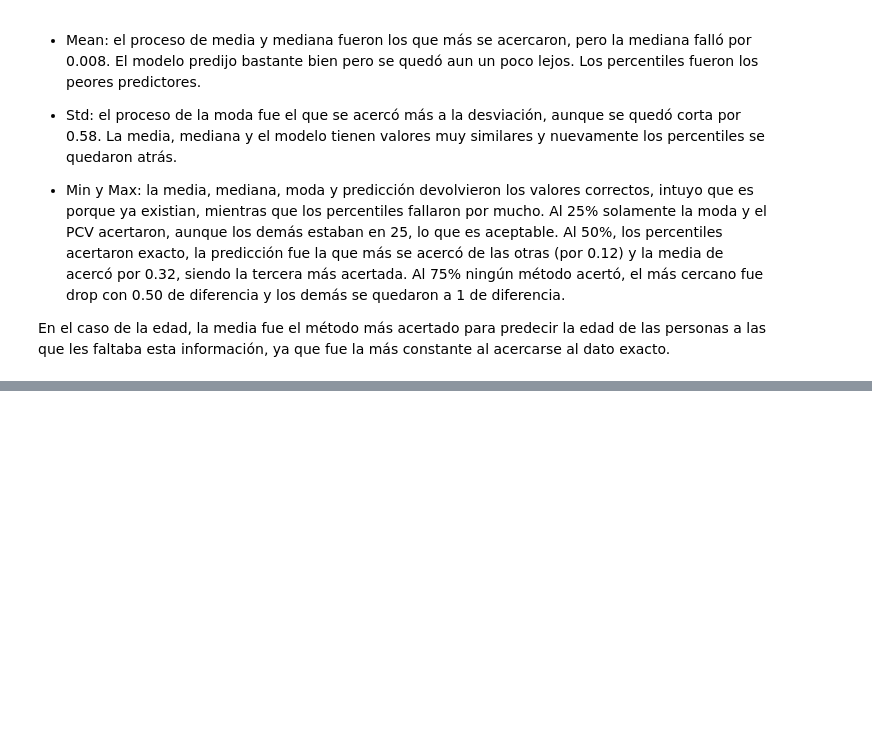
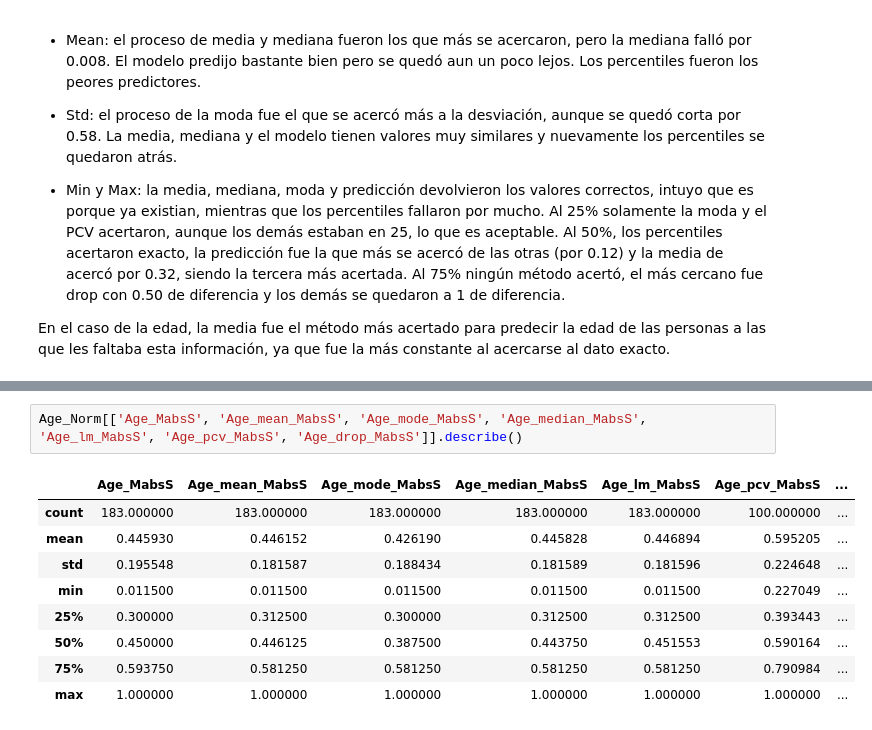
Before and after one commit to Daniel07816/DataWrangling-2022, a Jupyter notebook: Data_Engineer_Lab8/Script.ipynb, the cells around one changed output, grey strips where cells are left out. Drawn from its saved outputs; the diff is of its cells as text; blank space fills up the shorter version.

```diff
--- a/Data_Engineer_Lab8/Script.ipynb
+++ b/Data_Engineer_Lab8/Script.ipynb
@@ -845,0 +1026,12 @@ Derivado de las evaluaciones previas, puedo concluir lo siguiente:
+# %%
+Age_Norm[['Age_MabsS', 'Age_mean_MabsS', 'Age_mode_MabsS', 'Age_median_MabsS', 'Age_lm_MabsS', 'Age_pcv_MabsS', 'Age_drop_MabsS']].describe()
+# %% [output]
+|  | Age_MabsS | Age_mean_MabsS | Age_mode_MabsS | Age_median_MabsS | Age_lm_MabsS | Age_pcv_MabsS | ... |
+| count | 183.000000 | 183.000000 | 183.000000 | 183.000000 | 183.000000 | 100.000000 | ... |
+| mean | 0.445930 | 0.446152 | 0.426190 | 0.445828 | 0.446894 | 0.595205 | ... |
+| std | 0.195548 | 0.181587 | 0.188434 | 0.181589 | 0.181596 | 0.224648 | ... |
+| min | 0.011500 | 0.011500 | 0.011500 | 0.011500 | 0.011500 | 0.227049 | ... |
+| 25% | 0.300000 | 0.312500 | 0.300000 | 0.312500 | 0.312500 | 0.393443 | ... |
+| 50% | 0.450000 | 0.446125 | 0.387500 | 0.443750 | 0.451553 | 0.590164 | ... |
+| 75% | 0.593750 | 0.581250 | 0.581250 | 0.581250 | 0.581250 | 0.790984 | ... |
+| max | 1.000000 | 1.000000 | 1.000000 | 1.000000 | 1.000000 | 1.000000 | ... |
```
Also changed, not shown: parts of 71 cells of this notebook.
